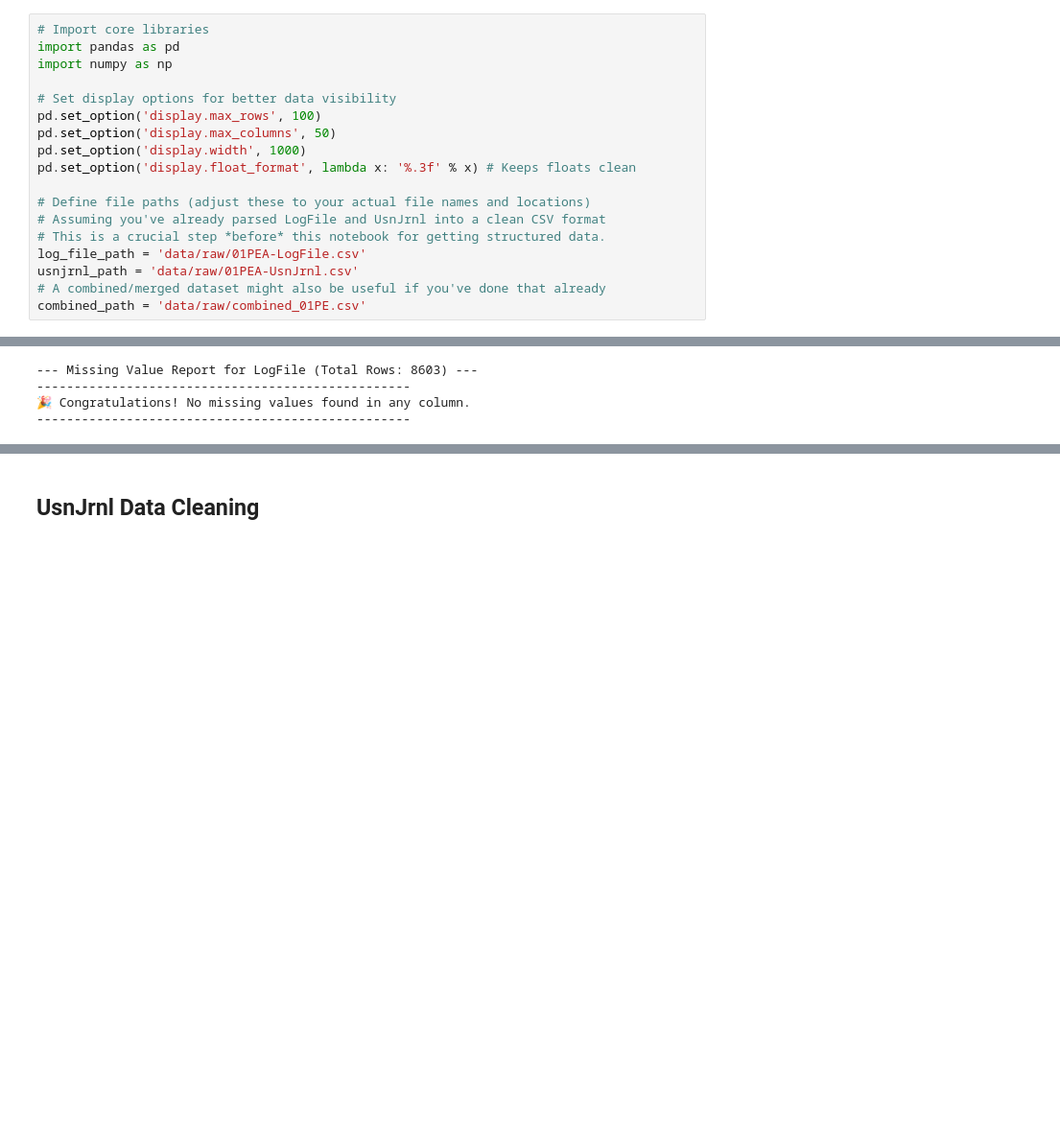
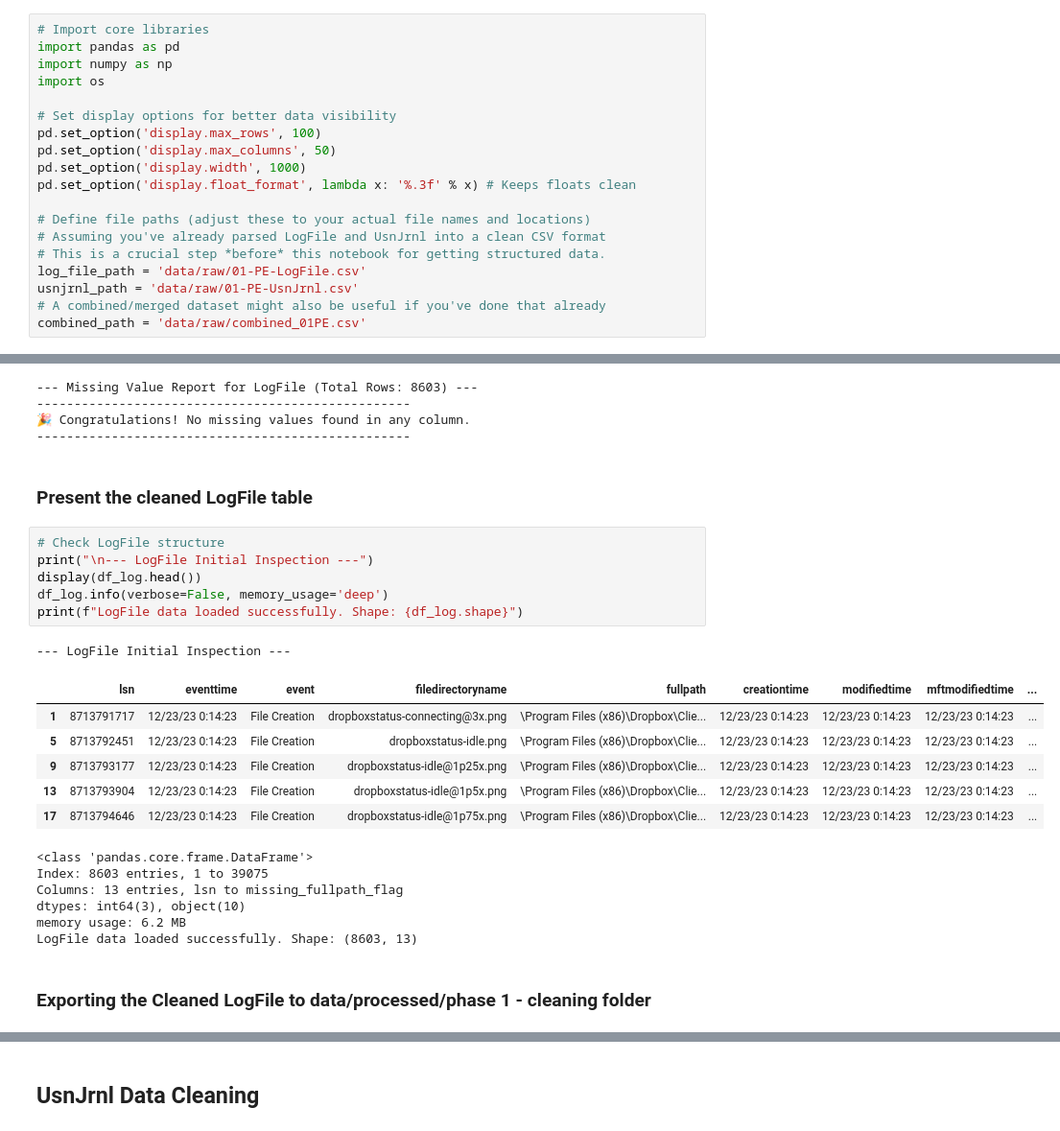
Before and after one commit to soniboni/Digital-Detectives_Thesis, a Jupyter notebook: notebooks/data-cleaning.ipynb, the cells around one changed output, grey strips where cells are left out. Shown at 96% size. Drawn from its saved outputs; the diff is of its cells as text; blank space fills up the shorter version.

```diff
--- a/notebooks/data-cleaning.ipynb
+++ b/notebooks/data-cleaning.ipynb
@@ -9,6 +9,7 @@ This first notebook is for getting the data into memory and a quick first look.
 # Import core libraries
 import pandas as pd
 import numpy as np
+import os
 
 # Set display options for better data visibility
 pd.set_option('display.max_rows', 100)
@@ -19,8 +20,8 @@ pd.set_option('display.float_format', lambda x: '%.3f' % x) # Keeps floats clean
 # Define file paths (adjust these to your actual file names and locations)
 # Assuming you've already parsed LogFile and UsnJrnl into a clean CSV format
 # This is a crucial step *before* this notebook for getting structured data.
-log_file_path = 'data/raw/01PEA-LogFile.csv'
-usnjrnl_path = 'data/raw/01PEA-UsnJrnl.csv'
+log_file_path = 'data/raw/01-PE-LogFile.csv'
+usnjrnl_path = 'data/raw/01-PE-UsnJrnl.csv'
 # A combined/merged dataset might also be useful if you've done that already
 combined_path = 'data/raw/combined_01PE.csv'
 # %% [markdown]
@@ -721,3 +722,27 @@ print("-" * 50)
 --------------------------------------------------
 🎉 Congratulations! No missing values found in any column.
 --------------------------------------------------
+# %% [markdown]
+### Present the cleaned LogFile table
+# %%
+# Check LogFile structure
+print("\n--- LogFile Initial Inspection ---")
+display(df_log.head())
+df_log.info(verbose=False, memory_usage='deep')
+print(f"LogFile data loaded successfully. Shape: {df_log.shape}")
+# %% [output]
+--- LogFile Initial Inspection ---
+|  | lsn | eventtime | event | filedirectoryname | fullpath | creationtime | modifiedtime | mftmodifiedtime | ... |
+| 1 | 8713791717 | 12/23/23 0:14:23 | File Creation | dropboxstatus-connecting@3x.png | \Program Files (x86)\Dropbox\Clie... | 12/23/23 0:14:23 | 12/23/23 0:14:23 | 12/23/23 0:14:23 | ... |
+| 5 | 8713792451 | 12/23/23 0:14:23 | File Creation | dropboxstatus-idle.png | \Program Files (x86)\Dropbox\Clie... | 12/23/23 0:14:23 | 12/23/23 0:14:23 | 12/23/23 0:14:23 | ... |
+| 9 | 8713793177 | 12/23/23 0:14:23 | File Creation | dropboxstatus-idle@1p25x.png | \Program Files (x86)\Dropbox\Clie... | 12/23/23 0:14:23 | 12/23/23 0:14:23 | 12/23/23 0:14:23 | ... |
+| 13 | 8713793904 | 12/23/23 0:14:23 | File Creation | dropboxstatus-idle@1p5x.png | \Program Files (x86)\Dropbox\Clie... | 12/23/23 0:14:23 | 12/23/23 0:14:23 | 12/23/23 0:14:23 | ... |
+| 17 | 8713794646 | 12/23/23 0:14:23 | File Creation | dropboxstatus-idle@1p75x.png | \Program Files (x86)\Dropbox\Clie... | 12/23/23 0:14:23 | 12/23/23 0:14:23 | 12/23/23 0:14:23 | ... |
+<class 'pandas.core.frame.DataFrame'>
+Index: 8603 entries, 1 to 39075
+Columns: 13 entries, lsn to missing_fullpath_flag
+dtypes: int64(3), object(10)
+memory usage: 6.2 MB
+LogFile data loaded successfully. Shape: (8603, 13)
+# %% [markdown]
+### Exporting the Cleaned LogFile to data/processed/phase 1 - cleaning folder
```
Also changed, not shown: parts of 2 cells of this notebook.
